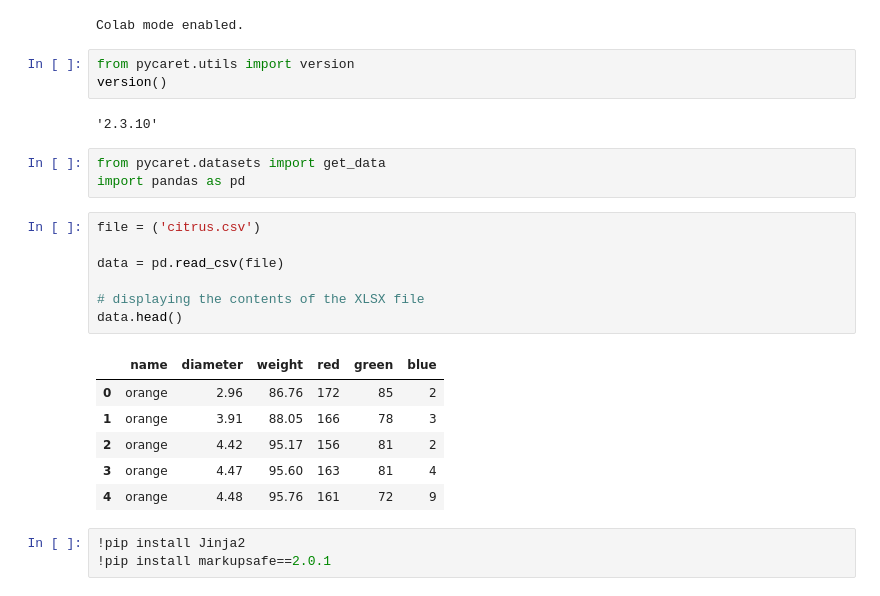
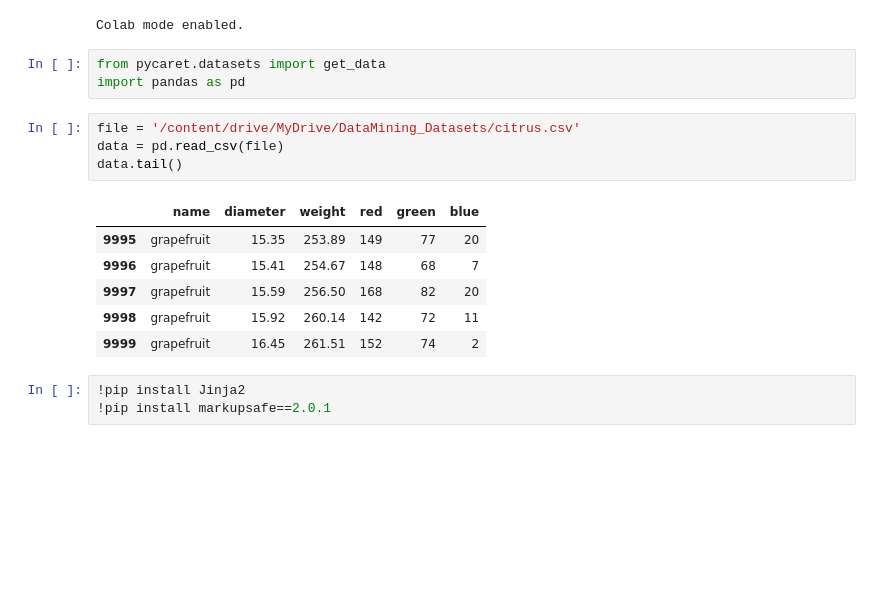
Before and after one commit to Dhanasree-Rajamani/Data_Mining_Article_and_Assignments, a Jupyter notebook: Binary_classification.ipynb, the cells around one changed output. Saved outputs shown, nothing was run; the diff lists cells and outputs as text; blank space fills up the shorter version.

```diff
--- a/Binary_classification.ipynb
+++ b/Binary_classification.ipynb
@@ -25,28 +25,20 @@ from pycaret.utils import enable_colab
 enable_colab()
 # %% [output]
 Colab mode enabled.
-# %%
-from pycaret.utils import version
-version()
-# %% [output]
-'2.3.10'
 # %%
 from pycaret.datasets import get_data
 import pandas as pd
 # %%
-file = ('citrus.csv')
-
+file = '/content/drive/MyDrive/DataMining_Datasets/citrus.csv'
 data = pd.read_csv(file)
-
-# displaying the contents of the XLSX file
-data.head()
+data.tail()
 # %% [output]
 |  | name | diameter | weight | red | green | blue |
-| 0 | orange | 2.96 | 86.76 | 172 | 85 | 2 |
-| 1 | orange | 3.91 | 88.05 | 166 | 78 | 3 |
-| 2 | orange | 4.42 | 95.17 | 156 | 81 | 2 |
-| 3 | orange | 4.47 | 95.60 | 163 | 81 | 4 |
-| 4 | orange | 4.48 | 95.76 | 161 | 72 | 9 |
+| 9995 | grapefruit | 15.35 | 253.89 | 149 | 77 | 20 |
+| 9996 | grapefruit | 15.41 | 254.67 | 148 | 68 | 7 |
+| 9997 | grapefruit | 15.59 | 256.50 | 168 | 82 | 20 |
+| 9998 | grapefruit | 15.92 | 260.14 | 142 | 72 | 11 |
+| 9999 | grapefruit | 16.45 | 261.51 | 152 | 74 | 2 |
 # %%
 !pip install Jinja2
 !pip install markupsafe==2.0.1
```
Also changed, not shown: parts of 26 cells of this notebook.
